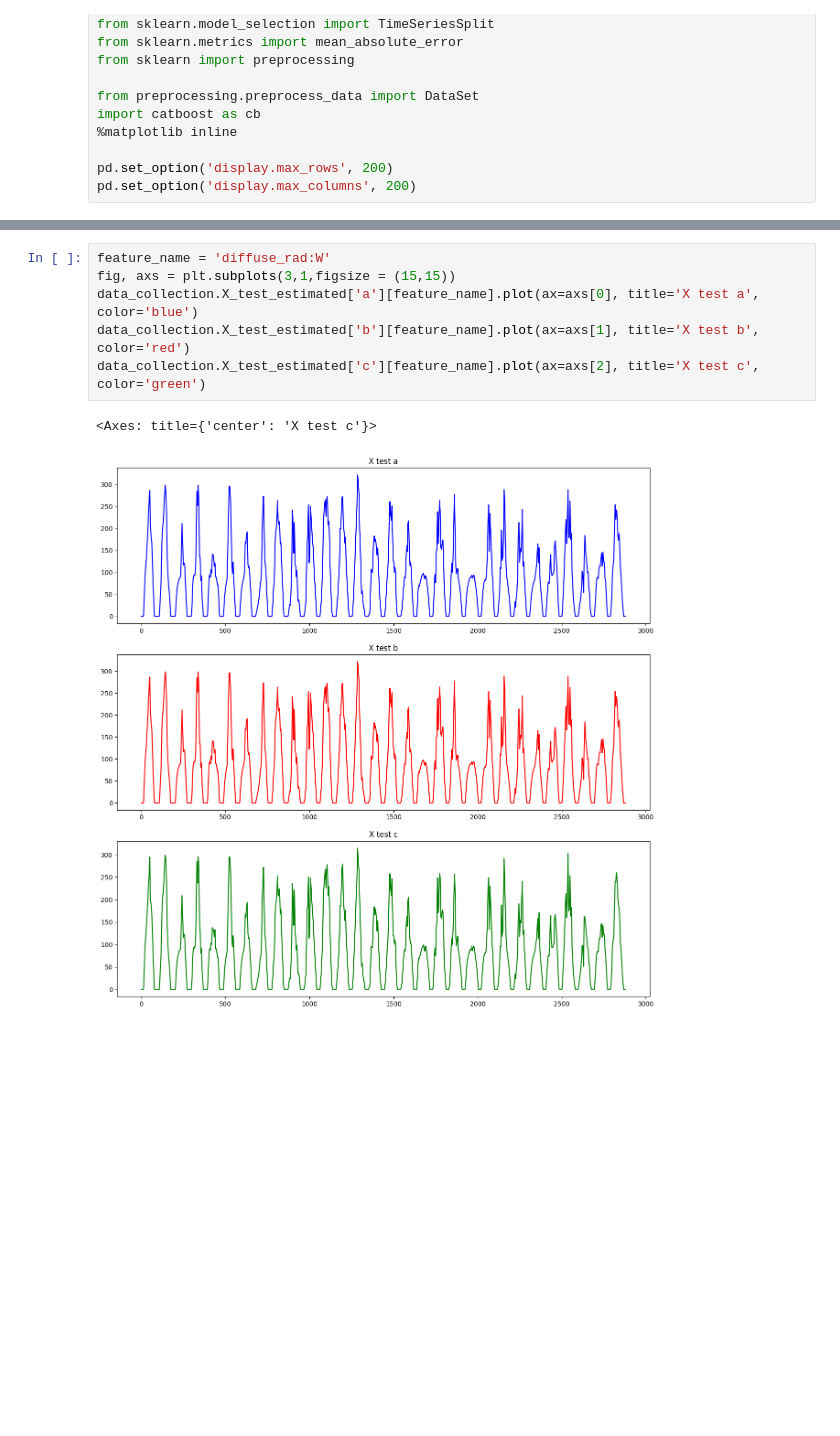
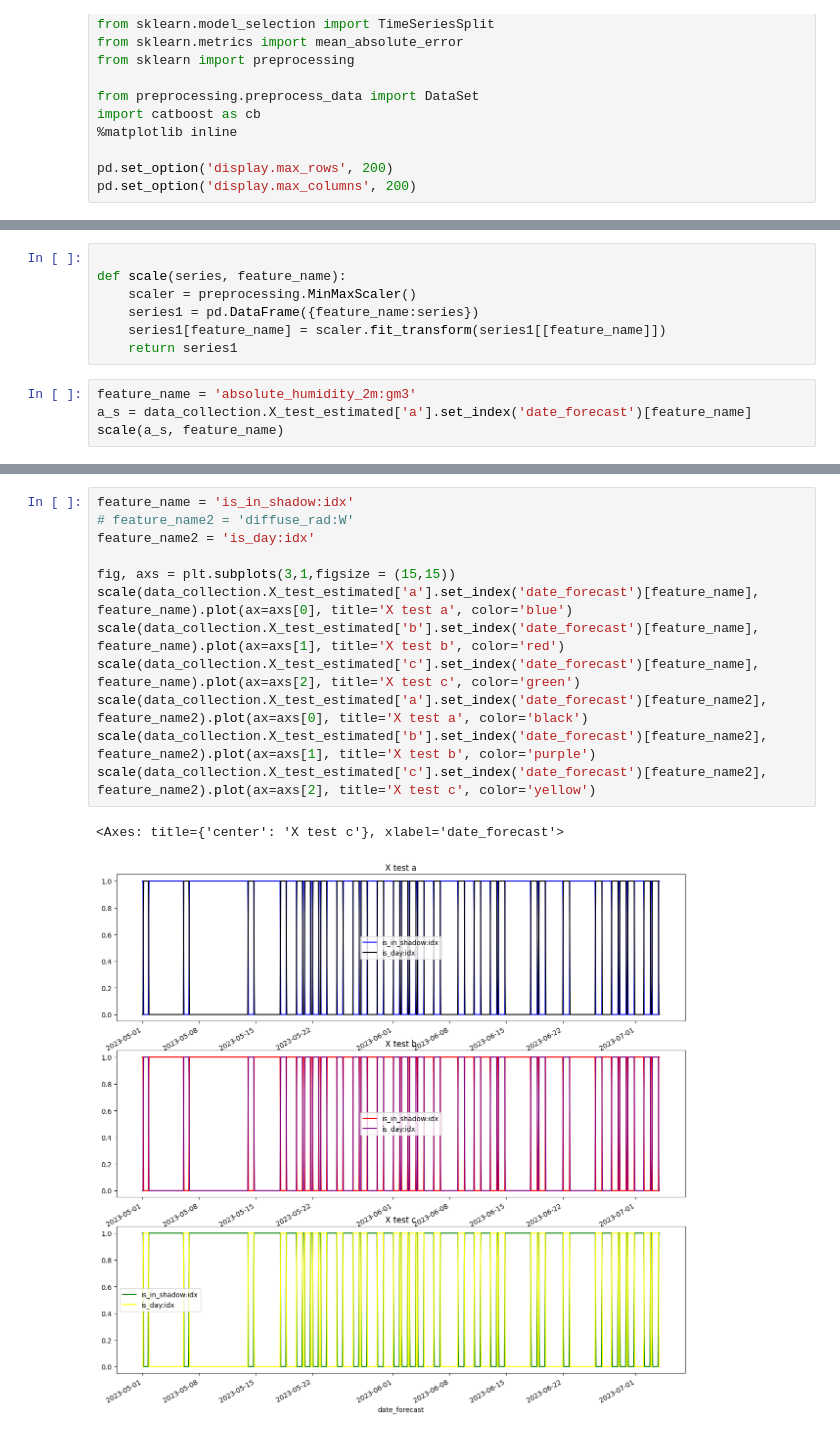
Before and after one commit to Bergschtein/Solar-Energy-Prediction, a Jupyter notebook: distributional_diff.ipynb, the cells around one changed output, grey strips where cells are left out. Cells and saved outputs as stored; diff of their text form; blank space fills up the shorter version.

```diff
--- a/distributional_diff.ipynb
+++ b/distributional_diff.ipynb
@@ -71,0 +76,11 @@ data_collection = DataSet()
+# %%
+
+def scale(series, feature_name):
+    scaler = preprocessing.MinMaxScaler()
+    series1 = pd.DataFrame({feature_name:series})
+    series1[feature_name] = scaler.fit_transform(series1[[feature_name]])
+    return series1
+# %%
+feature_name = 'absolute_humidity_2m:gm3'
+a_s = data_collection.X_test_estimated['a'].set_index('date_forecast')[feature_name]
+scale(a_s, feature_name)
@@ -72,9 +104,15 @@ data_collection = DataSet()
 # %%
-feature_name = 'diffuse_rad:W'
+feature_name = 'is_in_shadow:idx'
+# feature_name2 = 'diffuse_rad:W'
+feature_name2 = 'is_day:idx'
+
 fig, axs = plt.subplots(3,1,figsize = (15,15))
-data_collection.X_test_estimated['a'][feature_name].plot(ax=axs[0], title='X test a', color='blue')
-data_collection.X_test_estimated['b'][feature_name].plot(ax=axs[1], title='X test b', color='red')
-data_collection.X_test_estimated['c'][feature_name].plot(ax=axs[2], title='X test c', color='green')
+scale(data_collection.X_test_estimated['a'].set_index('date_forecast')[feature_name], feature_name).plot(ax=axs[0], title='X test a', color='blue')
+scale(data_collection.X_test_estimated['b'].set_index('date_forecast')[feature_name], feature_name).plot(ax=axs[1], title='X test b', color='red')
+scale(data_collection.X_test_estimated['c'].set_index('date_forecast')[feature_name], feature_name).plot(ax=axs[2], title='X test c', color='green')
+scale(data_collection.X_test_estimated['a'].set_index('date_forecast')[feature_name2], feature_name2).plot(ax=axs[0], title='X test a', color='black')
+scale(data_collection.X_test_estimated['b'].set_index('date_forecast')[feature_name2], feature_name2).plot(ax=axs[1], title='X test b', color='purple')
+scale(data_collection.X_test_estimated['c'].set_index('date_forecast')[feature_name2], feature_name2).plot(ax=axs[2], title='X test c', color='yellow')
 # %% [output]
-<Axes: title={'center': 'X test c'}>
+<Axes: title={'center': 'X test c'}, xlabel='date_forecast'>
-[figure, old version]
+[figure, new version]
```
Also changed, not shown: parts of 14 cells of this notebook, 8 other files.
